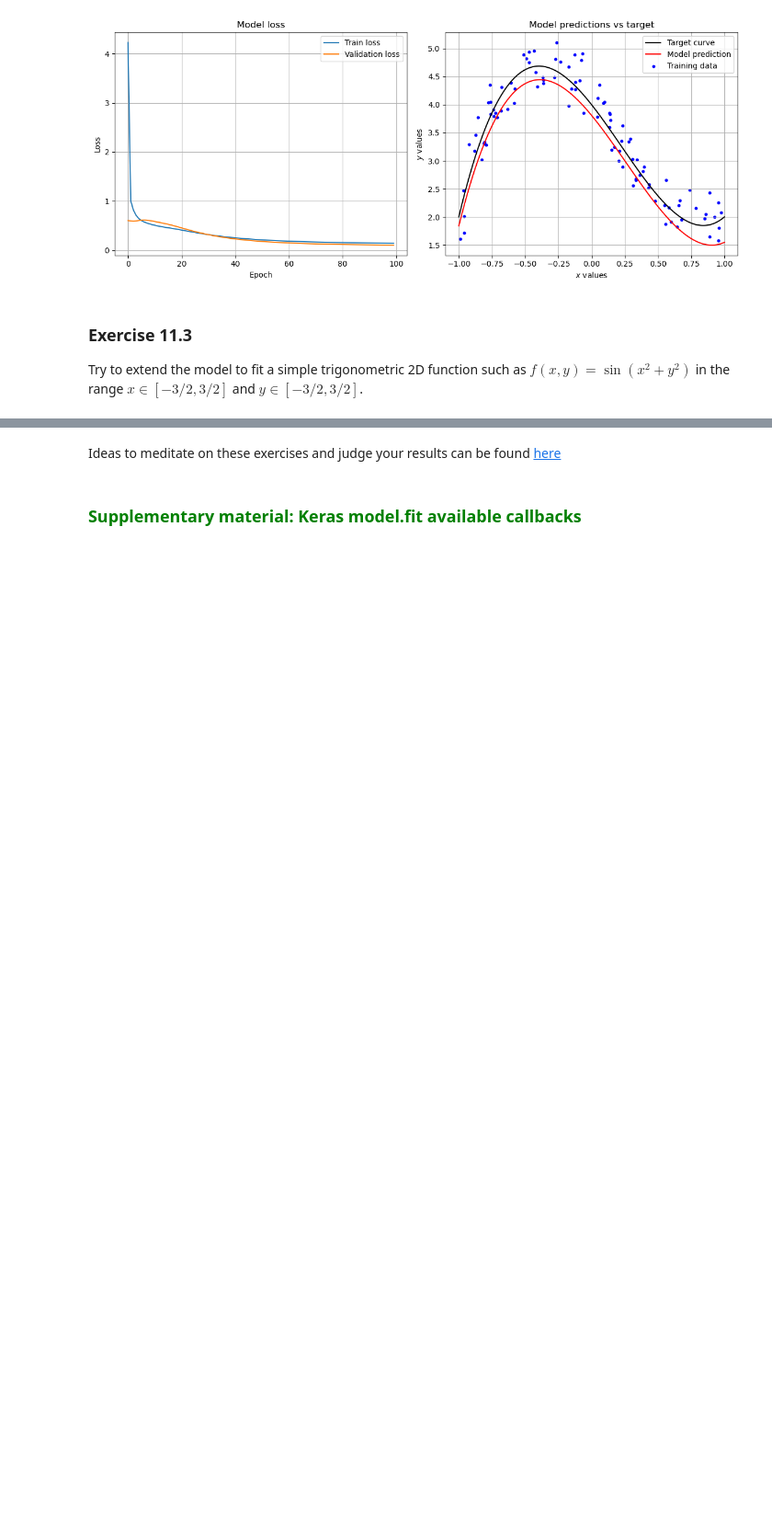
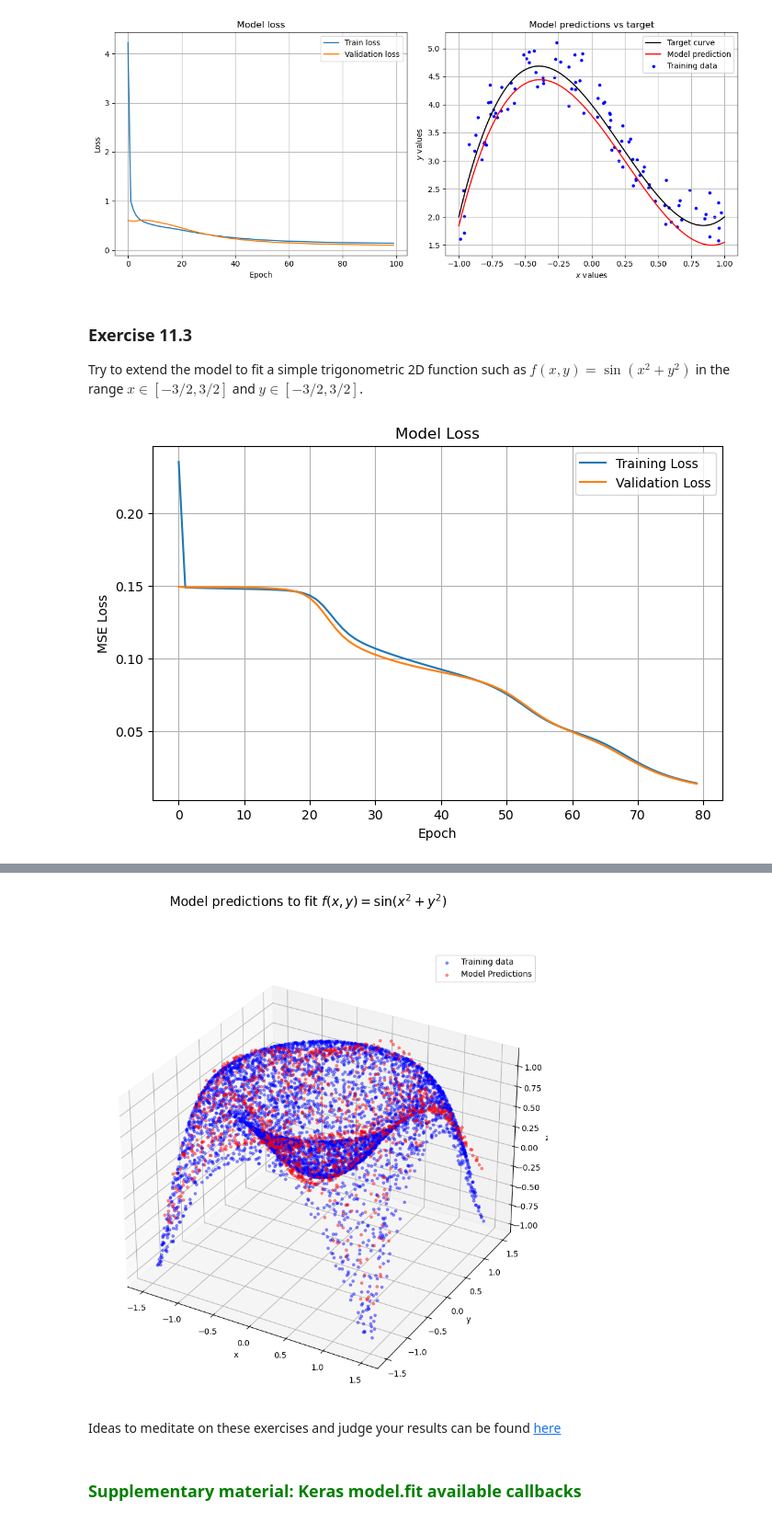
Before and after one commit to seangowen/LSN, a Jupyter notebook: Exercise11_Gowen/Exercise11_Gowen.ipynb, the cells around one changed output, grey strips where cells are left out. Shown at 92% size. Saved outputs shown, nothing was run; the diff lists cells and outputs as text; code cells hidden in the pictures; blank space fills up the shorter version.

```diff
--- a/Exercise11_Gowen/Exercise11_Gowen.ipynb
+++ b/Exercise11_Gowen/Exercise11_Gowen.ipynb
@@ -1145,3 +1114,78 @@ WARNING:tensorflow:5 out of the last 15 calls to <function TensorFlowTrainer.mak
 ### Exercise 11.3
 
 Try to extend the model to fit a simple trigonometric 2D function such as $f(x,y) = \sin(x^2+y^2)$ in the range $x \in [-3/2,3/2]$ and $y \in [-3/2,3/2]$.
+# %%
+import numpy as np
+import matplotlib.pyplot as plt
+from mpl_toolkits.mplot3d import Axes3D
+from tensorflow.keras.models import Sequential
+from tensorflow.keras.layers import Dense, Input
+from tensorflow.keras.initializers import GlorotUniform
+
+# Generate training and test data
+np.random.seed(0)
+N_train = 5000
+N_test = 1250
+
+# Training data
+x_train = np.random.uniform(-1.5, 1.5, (N_train, 1))
+y_train_ = np.random.uniform(-1.5, 1.5, (N_train, 1))
+X_train = np.hstack([x_train, y_train_])
+z_train = np.sin(x_train**2 + y_train_**2)
+
+# Test data
+x_test = np.random.uniform(-1.5, 1.5, (N_test, 1))
+y_test = np.random.uniform(-1.5, 1.5, (N_test, 1))
+X_test = np.hstack([x_test, y_test])
+z_test_true = np.sin(x_test**2 + y_test**2)
+
+
+# Build the model
+model3 = Sequential([
+    Input(shape=(2,)),
+    Dense(32, activation='tanh', kernel_initializer=GlorotUniform(seed=0)),
+    Dense(32, activation='tanh'),
+    Dense(1, activation='linear')
+])
+
+model3.compile(optimizer='adam', loss='mse')
+
+# Train the model and keep history
+history = model3.fit(X_train, z_train, epochs=80, batch_size=64, verbose=0, validation_split=0.1)
+
+# Plot cost evolution
+plt.figure(figsize=(8,5))
+plt.plot(history.history['loss'], label='Training Loss')
+plt.plot(history.history['val_loss'], label='Validation Loss')
+plt.xlabel('Epoch')
+plt.ylabel('MSE Loss')
+plt.title('Model Loss')
+plt.grid(True)
+plt.legend()
+plt.show()
+
+# 3D scatter plot of training and predictions
+fig = plt.figure(figsize=(12,10))
+ax = fig.add_subplot(111, projection='3d')
+plt.suptitle(r"Model predictions to fit $f(x,y)=\sin(x^2+y^2)$", fontsize=16)
+
+# Training points
+ax.scatter3D(
+    X_train[:,0], X_train[:,1], z_train.flatten(),
+    color='blue', alpha=0.4, s=10, label='Training data'
+)
+
+# Predicted points
+z_pred = model3.predict(X_test)
+ax.scatter3D(
+    X_test[:,0], X_test[:,1], z_pred.flatten(),
+    color='red', alpha=0.4, s=10, label='Model Predictions'
+)
+
+ax.set_xlabel('x')
+ax.set_ylabel('y')
+ax.set_zlabel('z')
+ax.legend()
+plt.show()
+# %% [output]
+[figure, added]
@@ -1148,3 +1193,4 @@ Try to extend the model to fit a simple trigonometric 2D function such as $f(x,y
+[figure, added]
 # %% [markdown]
 Ideas to meditate on these exercises and judge your results can be found <a href=https://xkcd.com/2048/>here</a>
 # %% [markdown]
```
Also changed, not shown: parts of 12 cells of this notebook.
